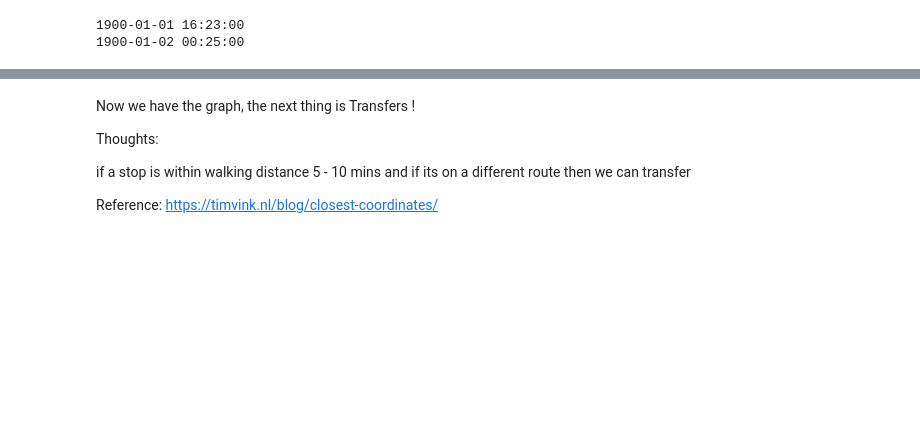
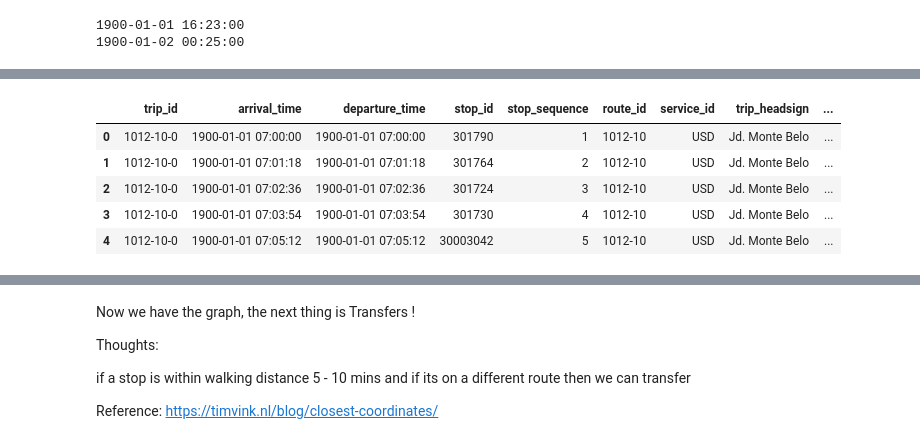
Before and after one commit to deepikarao281199/CSCI6364_MIND_THE_GAP, a Jupyter notebook: ML_Final_Project_GTFS.ipynb, the cells around one changed output, grey strips where cells are left out. Cells and saved outputs as stored; diff of their text form; code cells hidden in the pictures; blank space fills up the shorter version.

```diff
--- a/ML_Final_Project_GTFS.ipynb
+++ b/ML_Final_Project_GTFS.ipynb
@@ -29,3 +34,3 @@ Mounted at /content/drive
 # %%
-path = "/content/drive/MyDrive/Final Project Files/Rail & Bus Combined GTFS Static.zip"#we can update this data since it is as of 27/Oct/2025
-feed = gk.read_feed(path, dist_units = "km") #load gtfs from WMATA
+path = "https://github.com/deepikarao281199/CSCI6364_MIND_THE_GAP/raw/refs/heads/main/mdb-8-202511220059.zip"#we can update this data since it is as of Friday Nov 21st 2025 - https://mobilitydatabase.org/feeds/gtfs/mdb-8
+feed = gk.read_feed(path, dist_units = "km") #load gtfs from SPTrans
@@ -164,2 +115,40 @@ trips_final
-# %%
-stops_df['location_type'] = stops_df['location_type'].fillna(0) #na values are also bus stops
+# %%
+def calculate_dist_travelled_pd(x):
+    stop = x['stop_id']
+    prev_stop = x['prev_stop_id']
+
+    if prev_stop == 'first':
+        return 0
+
+    earth_r = 6371000 #in meters
+    stop_lat = np.radians(stops_df[stops_df['stop_id'] == stop]['stop_lat'].values[0])
+    stop_lon = np.radians(stops_df[stops_df['stop_id'] == stop]['stop_lon'].values[0])
+
+    prev_stop_lat = np.radians(stops_df[stops_df['stop_id'] == prev_stop]['stop_lat'].values[0])
+    prev_stop_lon = np.radians(stops_df[stops_df['stop_id'] == prev_stop]['stop_lon'].values[0])
+
+    dist = haversine_distances([[stop_lat, stop_lon], [prev_stop_lat, prev_stop_lon]])[0, 1]#compute haversine distance and take the off diagonal which is the distance
+    return round(dist * earth_r, 4) # multiply by Earth radius to get meters
+# %%
+trips_final = stop_times_df.merge(trips_df, how = 'left', on = 'trip_id')
+#a little cleaning of the dates
+trips_final['arrival_time'] = trips_final['arrival_time'].apply(parse_times)
+trips_final['departure_time'] =  trips_final['departure_time'].apply(parse_times)
+#add previous stop to each row, first if its the first stop of the trip
+trips_final = trips_final.sort_values(by = ['trip_id', 'stop_sequence'])#sort by trip_id first then stop_sequence
+trips_final['prev_stop_id'] = trips_final.groupby(by = ['trip_id'])['stop_id'].shift(1, fill_value = 'first')
+trips_final = trips_final.merge(routes_df[['route_id', 'route_type']], how = 'left', left_on = 'route_id', right_on='route_id')#merge the route info
+
+#add distance between prev stop and current stop
+trips_final['dist_between'] = trips_final[['prev_stop_id', 'stop_id']].apply(calculate_dist_travelled_pd, axis = 1)
+#give routes a name for identification
+routes_types = {1: 'Metro', 2: 'Rail', 3: 'Bus'}
+trips_final['route_type_name'] = trips_final['route_type'].map(routes_types)
+trips_final.head(5)
+# %% [output]
+|  | trip_id | arrival_time | departure_time | stop_id | stop_sequence | route_id | service_id | trip_headsign | ... |
+| 0 | 1012-10-0 | 1900-01-01 07:00:00 | 1900-01-01 07:00:00 | 301790 | 1 | 1012-10 | USD | Jd. Monte Belo | ... |
+| 1 | 1012-10-0 | 1900-01-01 07:01:18 | 1900-01-01 07:01:18 | 301764 | 2 | 1012-10 | USD | Jd. Monte Belo | ... |
+| 2 | 1012-10-0 | 1900-01-01 07:02:36 | 1900-01-01 07:02:36 | 301724 | 3 | 1012-10 | USD | Jd. Monte Belo | ... |
+| 3 | 1012-10-0 | 1900-01-01 07:03:54 | 1900-01-01 07:03:54 | 301730 | 4 | 1012-10 | USD | Jd. Monte Belo | ... |
+| 4 | 1012-10-0 | 1900-01-01 07:05:12 | 1900-01-01 07:05:12 | 30003042 | 5 | 1012-10 | USD | Jd. Monte Belo | ... |
```
Also changed, not shown: parts of 30 cells of this notebook.
